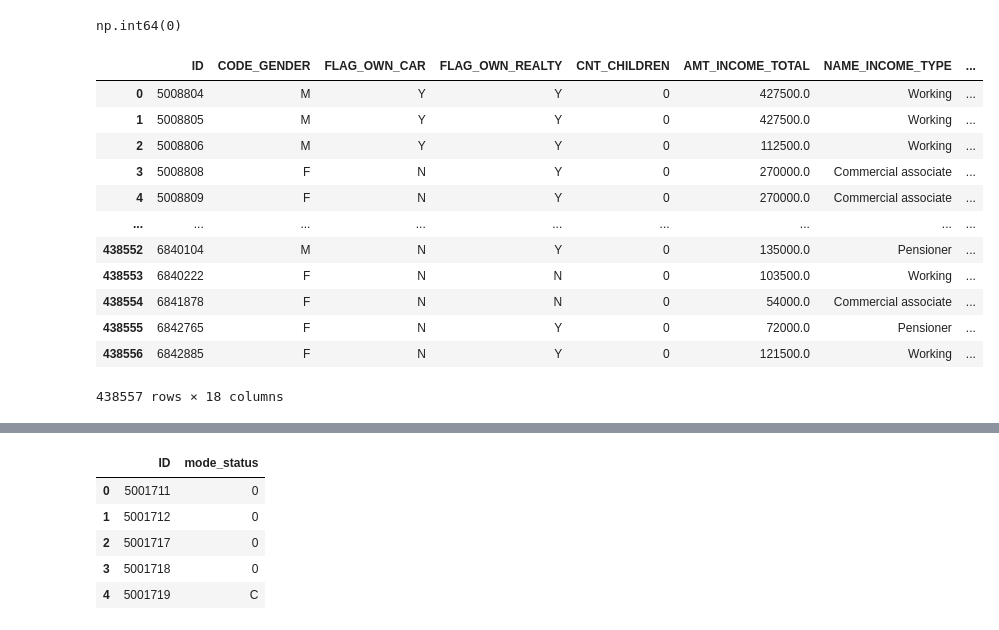
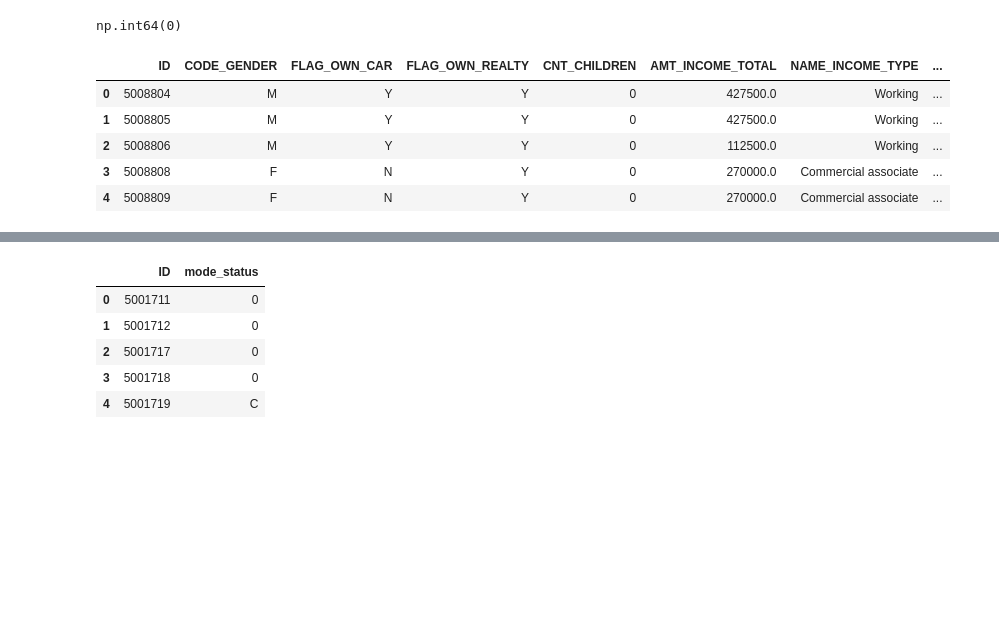
Before and after one commit to abroche/scorekeepers, a Jupyter notebook: Credit_Score_Predictor.ipynb, the cells around one changed output, grey strips where cells are left out. Drawn from its saved outputs; the diff is of its cells as text; code cells hidden in the pictures; blank space fills up the shorter version.

```diff
--- a/Credit_Score_Predictor.ipynb
+++ b/Credit_Score_Predictor.ipynb
@@ -26,19 +27,13 @@ df_credit.duplicated().sum()
 # %% [output]
 np.int64(0)
 # %%
+# Read in the application data
 df_application = pd.read_csv("application_record.csv")
-df_application
+df_application.head()
 # %% [output]
 |  | ID | CODE_GENDER | FLAG_OWN_CAR | FLAG_OWN_REALTY | CNT_CHILDREN | AMT_INCOME_TOTAL | NAME_INCOME_TYPE | ... |
 | 0 | 5008804 | M | Y | Y | 0 | 427500.0 | Working | ... |
 | 1 | 5008805 | M | Y | Y | 0 | 427500.0 | Working | ... |
 | 2 | 5008806 | M | Y | Y | 0 | 112500.0 | Working | ... |
 | 3 | 5008808 | F | N | Y | 0 | 270000.0 | Commercial associate | ... |
 | 4 | 5008809 | F | N | Y | 0 | 270000.0 | Commercial associate | ... |
-| ... | ... | ... | ... | ... | ... | ... | ... | ... |
-| 438552 | 6840104 | M | N | Y | 0 | 135000.0 | Pensioner | ... |
-| 438553 | 6840222 | F | N | N | 0 | 103500.0 | Working | ... |
-| 438554 | 6841878 | F | N | N | 0 | 54000.0 | Commercial associate | ... |
-| 438555 | 6842765 | F | N | Y | 0 | 72000.0 | Pensioner | ... |
-| 438556 | 6842885 | F | N | Y | 0 | 121500.0 | Working | ... |
-438557 rows × 18 columns
```
Also changed, not shown: parts of 15 cells of this notebook.
